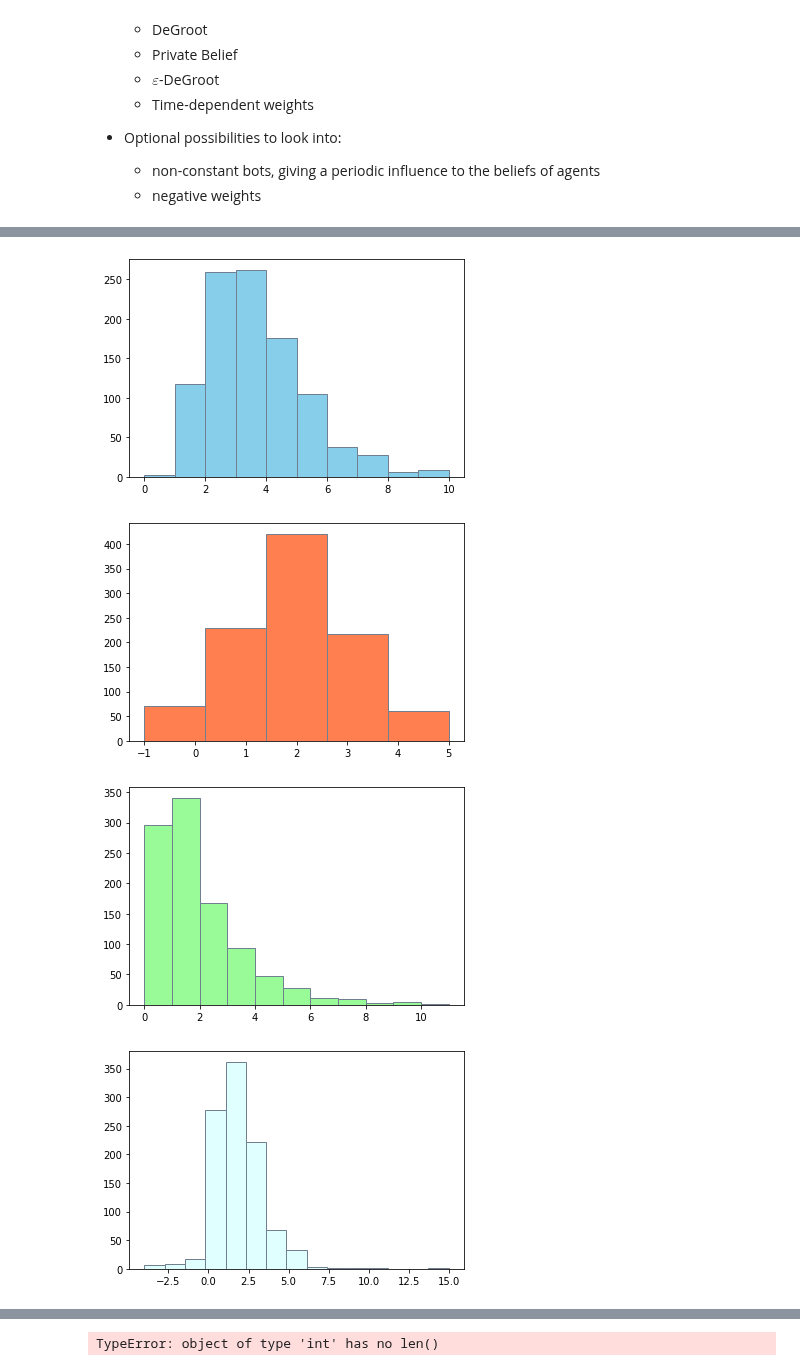
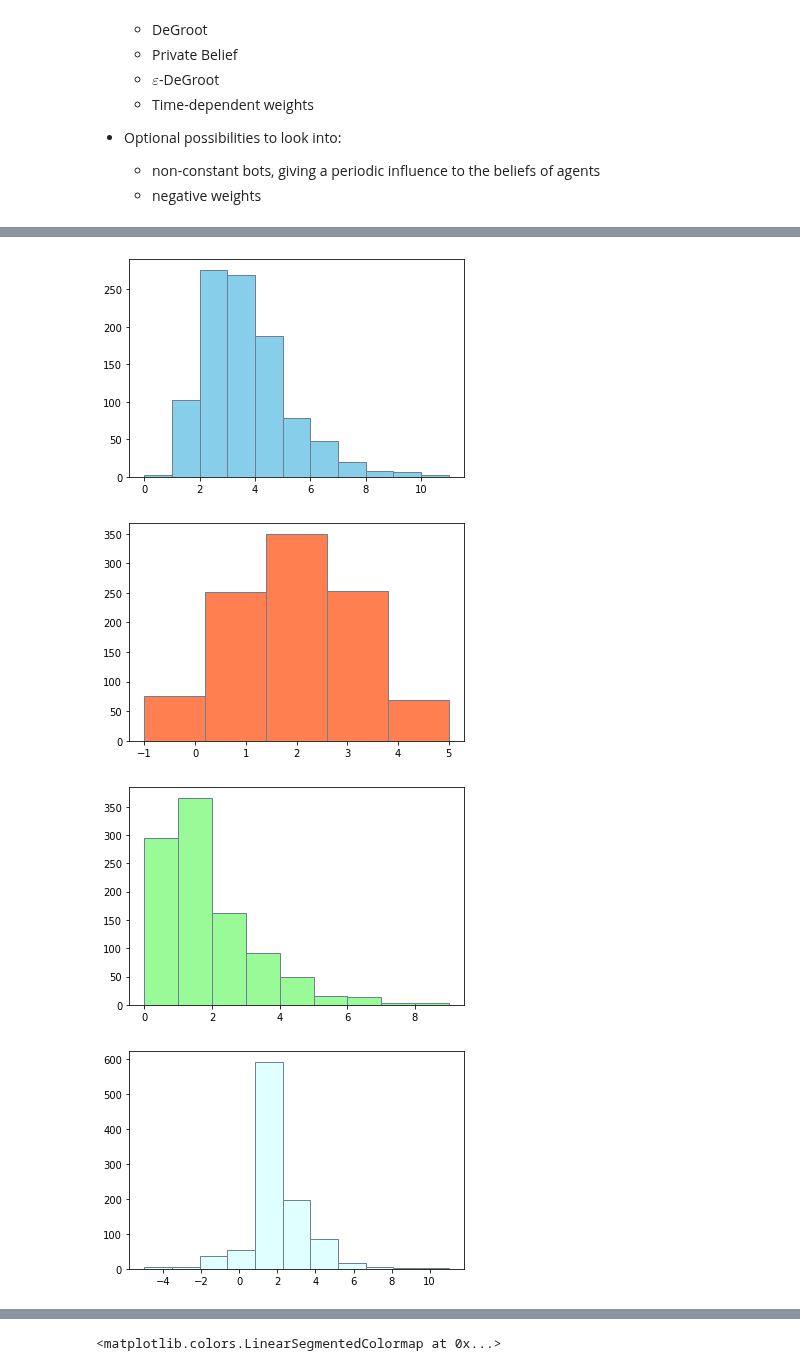
Before and after one commit to RomanOort/BScThesis, a Jupyter notebook: Networks.ipynb, the cells around one changed output, grey strips where cells are left out. Cells and saved outputs as stored; diff of their text form; code cells hidden in the pictures.

```diff
--- a/Networks.ipynb
+++ b/Networks.ipynb
@@ -601,35 +673,35 @@ def test_prob_functions(iterations=1000, *args):
             outcome = p_func(*param)
             if type(outcome) != float:
                 outcome = outcome[0]
             if i ==3:
                 outcome=3*outcome
             outcome = int(round(outcome))
             p_func_outcomes.append(outcome)
 
     plt.hist(p_func_outcomes[:iterations], bins=np.amax(p_func_outcomes[:iterations]),
              color="skyblue", label="gamma", edgecolor="slategrey")
     plt.show()
     plt.hist(p_func_outcomes[iterations:2*iterations], bins=np.amax(p_func_outcomes[iterations:2*iterations]),
              color="coral", label="normal", edgecolor="slategrey")
     plt.show()
     plt.hist(p_func_outcomes[2*iterations:3*iterations], bins=np.amax(p_func_outcomes[2*iterations:3*iterations]),
              color="palegreen", label="exponential", edgecolor="slategrey")
     plt.show()
     plt.hist(p_func_outcomes[3*iterations:4*iterations], bins=np.amax(p_func_outcomes[3*iterations:4*iterations]),
              color="lightcyan", label="laplace", edgecolor="slategrey")
     plt.show()
     plt.hist(p_func_outcomes[4*iterations:], bins=np.amax(p_func_outcomes[4*iterations:]),
              color="palegoldenrod", label="poisson", edgecolor="slategrey")
     plt.show()
     return
 prob_funcs = [np.random.gamma, np.random.normal, np.random.exponential,
               np.random.laplace, np.random.poisson]
 prob_params = ((4, .8), (2, 1), (1.5,1), (2, 1), (2, 1))
 
 test_prob_functions(1000, prob_funcs, prob_params)
-print(len(0))
+sns.light_palette("seagreen", as_cmap=True)
 # %% [output]
-[figure, old version]
+[figure, new version]
-[figure, old version]
+[figure, new version]
-[figure, old version]
+[figure, new version]
-[figure, old version]
+[figure, new version]
@@ -637 +709 @@ print(len(0))
-TypeError: object of type 'int' has no len()
+<matplotlib.colors.LinearSegmentedColormap at 0x...>
```
Also changed, not shown: parts of 4 cells of this notebook.
